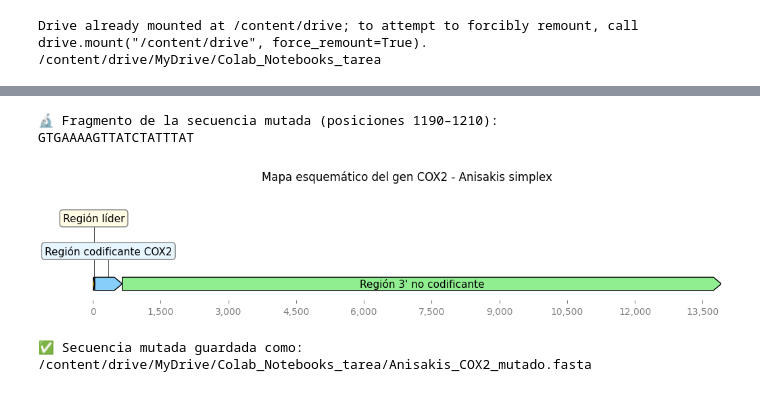
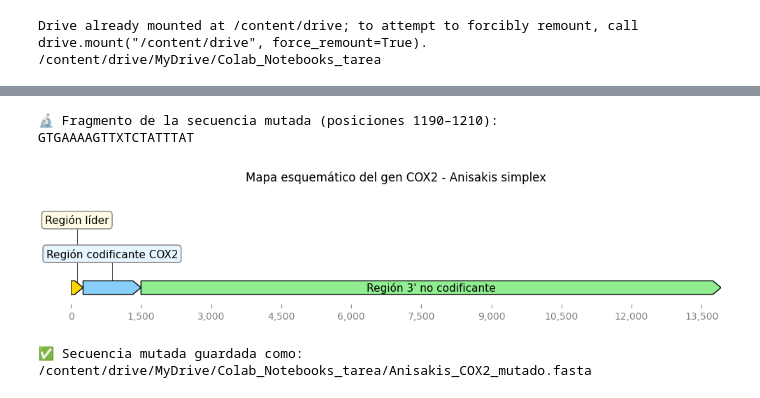
Before and after one commit to Pedro-Laynes/bioinf_2025, a Jupyter notebook: CLASES/clase_5/TAREA_1_PEDRO_LAYNES.ipynb, the cells around one changed output, grey strips where cells are left out. Cells and saved outputs as stored; diff of their text form; code cells hidden in the pictures.

```diff
--- a/CLASES/clase_5/TAREA_1_PEDRO_LAYNES.ipynb
+++ b/CLASES/clase_5/TAREA_1_PEDRO_LAYNES.ipynb
@@ -66,41 +61,44 @@ Primeros 100 nt: TTGGTTCTTTTATTGTTGGAAGTTATTTTAGTGATGTTATTTGTTGTTCAGGCTATTGCTTTT
 # %%
 from Bio.Seq import Seq
 
-# Leemos la secuencia desde el archivo FASTA guardado
+# Leo la secuencia desde el archivo FASTA guardado
 registro = SeqIO.read(output_path, "fasta")
 
-# Convertimos la secuencia a lista para poder editar
+# Convierto la secuencia a lista para poder editar
 seq_list = list(str(registro.seq))
 
-# Simulamos una mutación: cambiamos el nucleótido en la posición 1200 (solo ejemplo)
-seq_list[1200] = "A"
+# Simulo una mutación cambiando un nucleótido en la posición 1200
+seq_list[1200] = "X"
 
 # Reconstruimos la secuencia mutada
 secuencia_mutada = Seq("".join(seq_list))
 
+# Ubico la secuencia mutada en el centro de un fragmento de nucleotidos
 print("🔬 Fragmento de la secuencia mutada (posiciones 1190–1210):")
 print(secuencia_mutada[1190:1210])
 # %% [output]
 🔬 Fragmento de la secuencia mutada (posiciones 1190–1210):
-GTGAAAAGTTATCTATTTAT
+GTGAAAAGTTXTCTATTTAT
 # %%
 from dna_features_viewer import GraphicFeature, GraphicRecord
 import matplotlib.pyplot as plt
 
 # Creamos anotaciones representando regiones hipotéticas del gen COX2
 features = [
-    GraphicFeature(start=0, end=40, strand=+1, color="#FFD700", label="Región líder"),
-    GraphicFeature(start=40, end=650, strand=+1, color="#87CEFA", label="Región codificante COX2"),
-    GraphicFeature(start=650, end=len(secuencia_mutada), strand=+1, color="#90EE90", label="Región 3' no codificante")
+    GraphicFeature(start=0, end=260, strand=+1, color="#FFD700", label="Región líder"),
+    GraphicFeature(start=260, end=1500, strand=+1, color="#87CEFA", label="Región codificante COX2"),
+    GraphicFeature(start=1500, end=len(secuencia_mutada), strand=+1, color="#90EE90", label="Región 3' no codificante")
 ]
 
 # Creamos el gráfico
 record_vis = GraphicRecord(sequence_length=len(secuencia_mutada), features=features)
 ax, _ = record_vis.plot(figure_width=12)
 plt.title("Mapa esquemático del gen COX2 - Anisakis simplex")
 plt.show()
+
+#aqui puedo ver que la mutación ha caido en la region codificante "posicion 1200"
 # %% [output]
-[figure, old version]
+[figure, new version]
 # %%
 mutated_output = "/content/drive/MyDrive/Colab_Notebooks_tarea/Anisakis_COX2_mutado.fasta"
 SeqIO.write(SeqIO.SeqRecord(secuencia_mutada, id="Anisakis_COX2_mutado", description="Mutación simulada en pos.1200"), mutated_output, "fasta")
```
Also changed, not shown: parts of 3 cells of this notebook.
